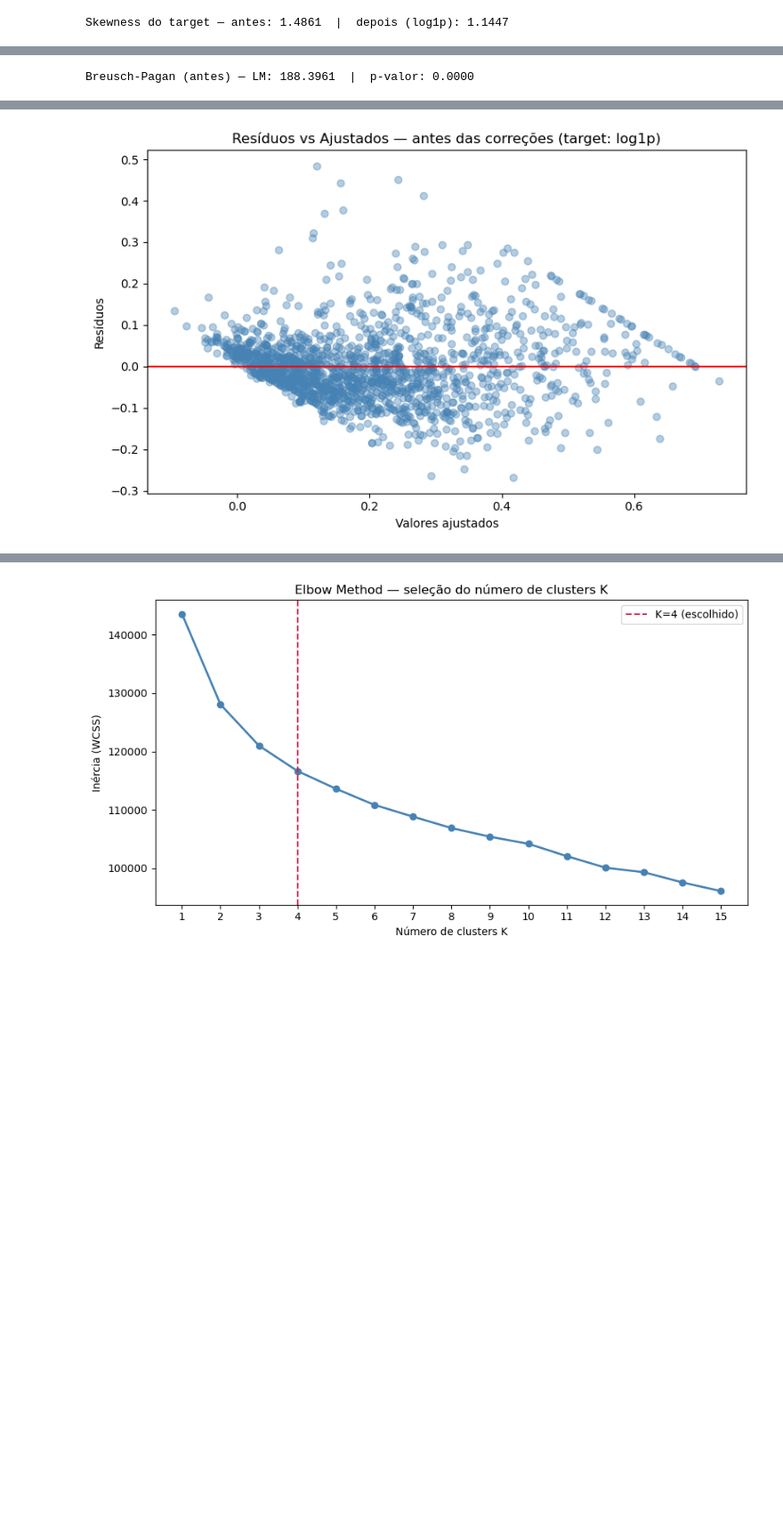
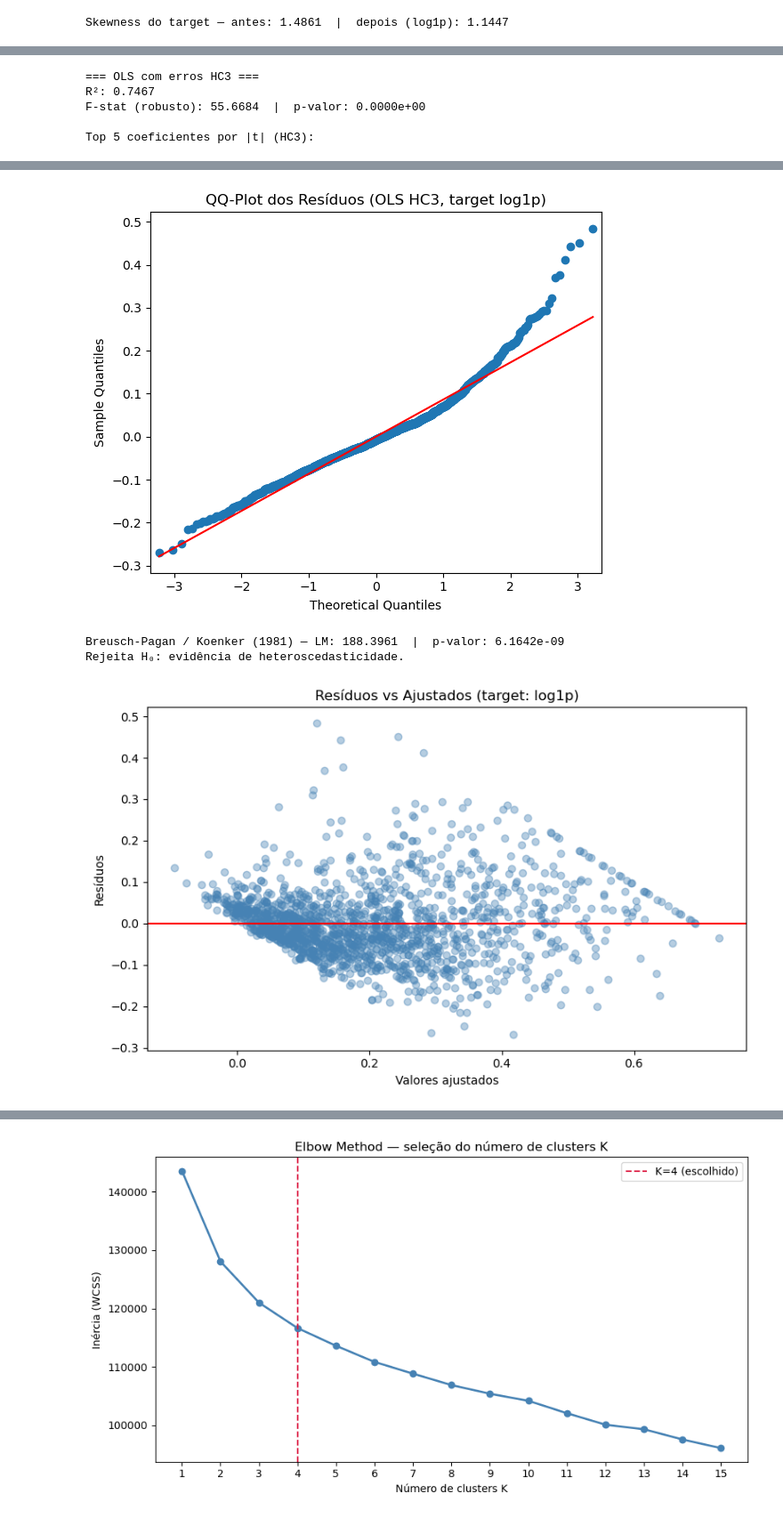
Before and after one commit to KevBoyz/data-science, a Jupyter notebook: Projects/capped-heart-disease/regression.ipynb, the cells around one changed output, grey strips where cells are left out. Shown at 89% size. Cells and saved outputs as stored; diff of their text form; code cells hidden in the pictures; blank space fills up the shorter version.

```diff
--- a/Projects/capped-heart-disease/regression.ipynb
+++ b/Projects/capped-heart-disease/regression.ipynb
@@ -184,7 +182,11 @@ NaN restantes — treino: 0  |  teste: 0
 
 Perfil médio das comunidades nos eixos racial, econômico, etário e familiar. Dados normalizados entre 0 e 1 pelo dataset original.
 # %%
-df_plot = df.fillna(df.median(numeric_only=True))
+_binary_plot = [c for c in df.select_dtypes(include='number').columns
+                if set(df[c].dropna().unique()).issubset({0.0, 1.0})]
+_cont_plot   = [c for c in df.select_dtypes(include='number').columns if c not in _binary_plot]
+_fill_plot   = pd.concat([df[_cont_plot].median(), df[_binary_plot].mode().iloc[0]])
+df_plot      = df.fillna(_fill_plot)
 
 raciais  = [c for c in ['racepctblack','racePctWhite','racePctAsian','racePctHisp'] if c in df_plot.columns]
 etarias  = [c for c in ['agePct12t21','agePct16t24','agePct65up'] if c in df_plot.columns]
@@ -206,9 +208,6 @@ if etarias:
     axes[0,1].set_xlabel('Proporção média (0-1)')
 
 if renda_c:
-    for i, col in enumerate(renda_c):
-        ax_r = axes[1,0] if i == 0 else None
-    # distribuição de renda num único histograma stacked
     for col in renda_c:
         sns.kdeplot(data=df_plot, x=col, ax=axes[1,0], label=col)
     axes[1,0].set_title('Distribuição renda e pobreza')
@@ -477,15 +527,68 @@ Teste LM nos resíduos do OLS com target transformado (`log1p`). O scatter resí
 # %%
-modelo_ols_antes = sm.OLS(y_train_log, sm.add_constant(X_train)).fit()
-lm_antes, lm_p_antes, _, _ = het_breuschpagan(modelo_ols_antes.resid, modelo_ols_antes.model.exog)
-print(f'Breusch-Pagan (antes) — LM: {lm_antes:.4f}  |  p-valor: {lm_p_antes:.4f}')
+modelo_hc3 = sm.OLS(y_train_log, sm.add_constant(X_train)).fit(cov_type='HC3')
+
+print('=== OLS com erros HC3 ===')
+print(f'R²: {modelo_hc3.rsquared:.4f}')
+print(f'F-stat (robusto): {modelo_hc3.fvalue:.4f}  |  p-valor: {modelo_hc3.f_pvalue:.4e}')
+
+hc3_summary = pd.DataFrame({
+    'coef':    modelo_hc3.params,
+    'std_err': modelo_hc3.bse,
+    't':       modelo_hc3.tvalues,
+    'p':       modelo_hc3.pvalues,
+}).drop('const', errors='ignore').sort_values('t', key=abs, ascending=False)
+print('\nTop 5 coeficientes por |t| (HC3):')
+display(hc3_summary.head(5).round(4))
+
+# ── 1. Ramsey RESET — especificação funcional ──────────────────────────────────
+reset_result = linear_reset(modelo_hc3, power=2, use_f=True)
+print(f'\nRamsey RESET — F-stat: {reset_result.fvalue:.4f}  |  p-valor: {reset_result.pvalue:.4f}')
+if reset_result.pvalue < 0.05:
+    print('Rejeita H₀: evidência de não-linearidade na especificação.')
+    print('(Possível artefato da heteroscedasticidade — não necessariamente má especificação real.)')
+else:
+    print('Não rejeita H₀: especificação linear adequada.')
+
+# ── 2. Jarque-Bera — normalidade dos resíduos ──────────────────────────────────
+from statsmodels.stats.stattools import jarque_bera
+
+jb_stat, jb_p, skew_res, kurt_res = jarque_bera(modelo_hc3.resid)
+print(f'\nJarque-Bera — Estatística: {jb_stat:.4f}  |  p-valor: {jb_p:.4e}')
+print(f'Skewness resíduos: {skew_res:.4f}  |  Curtose: {kurt_res:.4f}')
+if jb_p < 0.05:
+    print('Rejeita H₀: resíduos NÃO seguem distribuição normal.')
+    print('→ BP padrão seria inválido; usamos a versão robusta de Koenker (1981).')
+else:
+    print('Não rejeita H₀: resíduos compatíveis com normalidade.')
+
+import statsmodels.graphics.gofplots as gg
+fig, ax = plt.subplots(figsize=(6, 5))
+gg.qqplot(modelo_hc3.resid, line='s', ax=ax)
+ax.set_title('QQ-Plot dos Resíduos (OLS HC3, target log1p)')
+plt.tight_layout()
+plt.show()
+
+# ── 3. Breusch-Pagan / Koenker (1981) — heteroscedasticidade ──────────────────
+# Koenker (1981): LM = n·R² da regressão auxiliar de ê² sobre X → χ² sob H₀
+# sem premissa de normalidade. É a versão implementada por het_breuschpagan.
+lm_antes, lm_p_antes, _, _ = het_breuschpagan(modelo_hc3.resid, modelo_hc3.model.exog)
+print(f'\nBreusch-Pagan / Koenker (1981) — LM: {lm_antes:.4f}  |  p-valor: {lm_p_antes:.4e}')
+if lm_p_antes < 0.05:
+    print('Rejeita H₀: evidência de heteroscedasticidade.')
+else:
+    print('Não rejeita H₀: variância dos resíduos constante.')
 
 fig, ax = plt.subplots(figsize=(8, 5))
-ax.scatter(modelo_ols_antes.fittedvalues, modelo_ols_antes.resid, alpha=0.4, color='steelblue')
+ax.scatter(modelo_hc3.fittedvalues, modelo_hc3.resid, alpha=0.4, color='steelblue')
 ax.axhline(0, color='red', linewidth=1.5)
-ax.set_title('Resíduos vs Ajustados — antes das correções (target: log1p)')
+ax.set_title('Resíduos vs Ajustados (target: log1p)')
 ax.set_xlabel('Valores ajustados')
 ax.set_ylabel('Resíduos')
 plt.tight_layout()
 plt.show()
 # %% [output]
-Breusch-Pagan (antes) — LM: 188.3961  |  p-valor: 0.0000
+=== OLS com erros HC3 ===
+R²: 0.7467
+F-stat (robusto): 55.6684  |  p-valor: 0.0000e+00
+
+Top 5 coeficientes por |t| (HC3):
@@ -492,2 +609,5 @@ Breusch-Pagan (antes) — LM: 188.3961  |  p-valor: 0.0000
-[figure, old version]
+[figure, new version]
+Breusch-Pagan / Koenker (1981) — LM: 188.3961  |  p-valor: 6.1642e-09
+Rejeita H₀: evidência de heteroscedasticidade.
+[figure, added]
 # %% [markdown]
```
Also changed, not shown: parts of 29 cells of this notebook, 1 other file.
